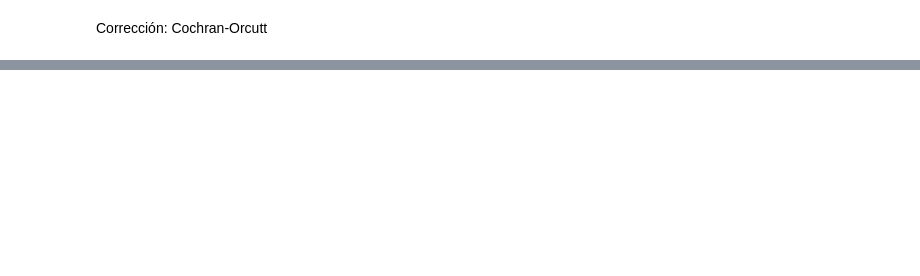
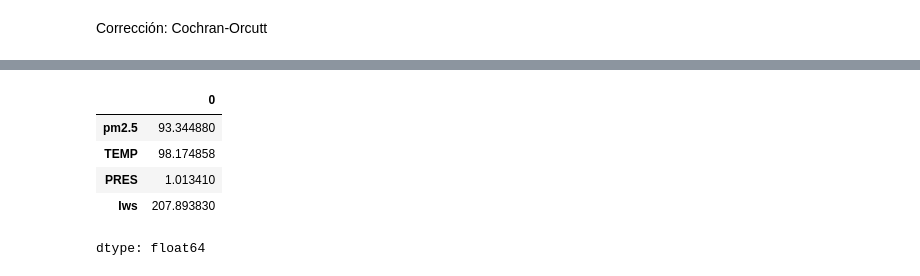
Before and after one commit to vblancoOR/econometria, a Jupyter notebook: Autocorrelacion.ipynb, the cells around one changed output, grey strips where cells are left out. Saved outputs shown, nothing was run; the diff lists cells and outputs as text; code cells hidden in the pictures; blank space fills up the shorter version.

```diff
--- a/Autocorrelacion.ipynb
+++ b/Autocorrelacion.ipynb
@@ -127,0 +180,12 @@ print(res.summary())
+# %%
+cv = lambda x: np.std(x, ddof=1) / np.mean(x) * 100
+
+#calculate CV for each column in data frame
+datos.apply(cv)
+# %% [output]
+|  | 0 |
+| pm2.5 | 93.344880 |
+| TEMP | 98.174858 |
+| PRES | 1.013410 |
+| Iws | 207.893830 |
+dtype: float64
```
Also changed, not shown: parts of 9 cells of this notebook.
